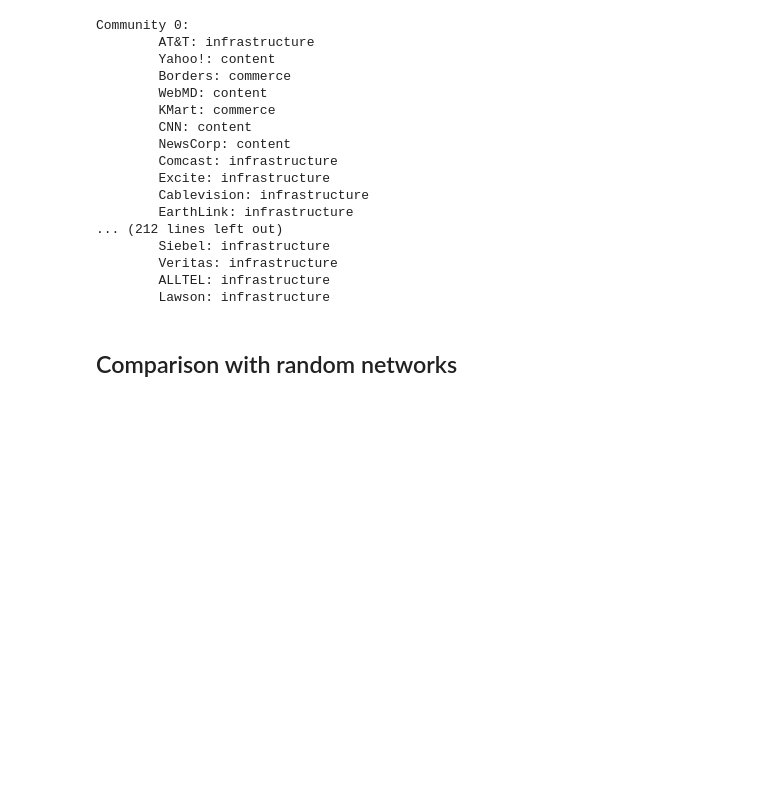
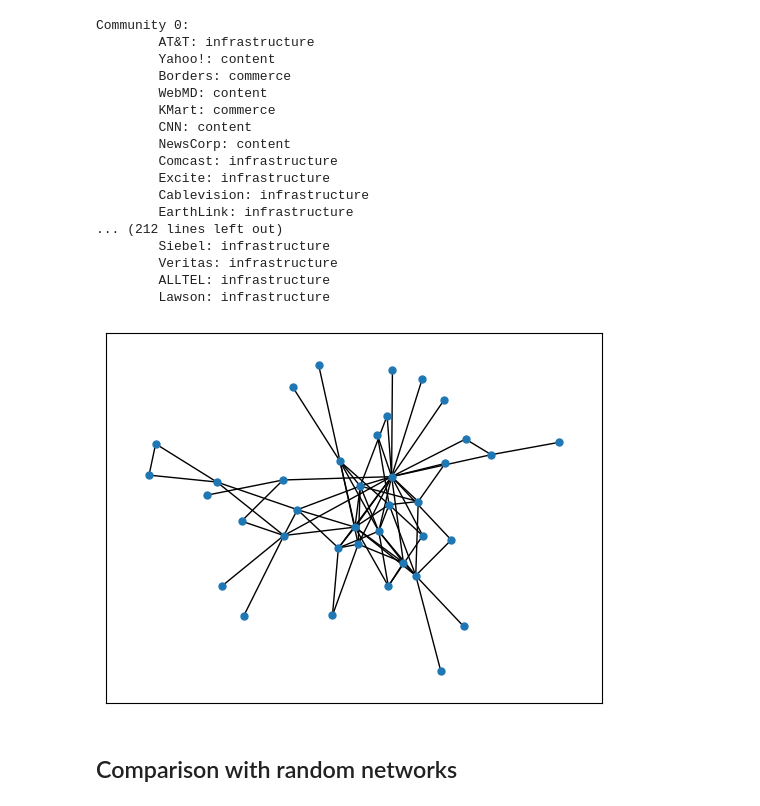
Before and after one commit to rik1599/advanced-data-science-2023, a Jupyter notebook: internet-industry-partnerships/internet-industry.partnership.ipynb, the cells around one changed output. Saved outputs shown, nothing was run; the diff lists cells and outputs as text; code cells hidden in the pictures; blank space fills up the shorter version.

```diff
--- a/internet-industry-partnerships/internet-industry.partnership.ipynb
+++ b/internet-industry-partnerships/internet-industry.partnership.ipynb
@@ -732,6 +731,14 @@ Community 0:
         Veritas: infrastructure
         ALLTEL: infrastructure
         Lawson: infrastructure
+# %%
+Z = G.subgraph(partition[4])
+nx.draw_networkx(Z, pos=nx.spring_layout(Z),
+    with_labels=False,
+    node_size=25
+)
+# %% [output]
+[figure, added]
 # %% [markdown]
 ## Comparison with random networks
 # %% [markdown]
```
Also changed, not shown: parts of 5 cells of this notebook, 1 other file.
